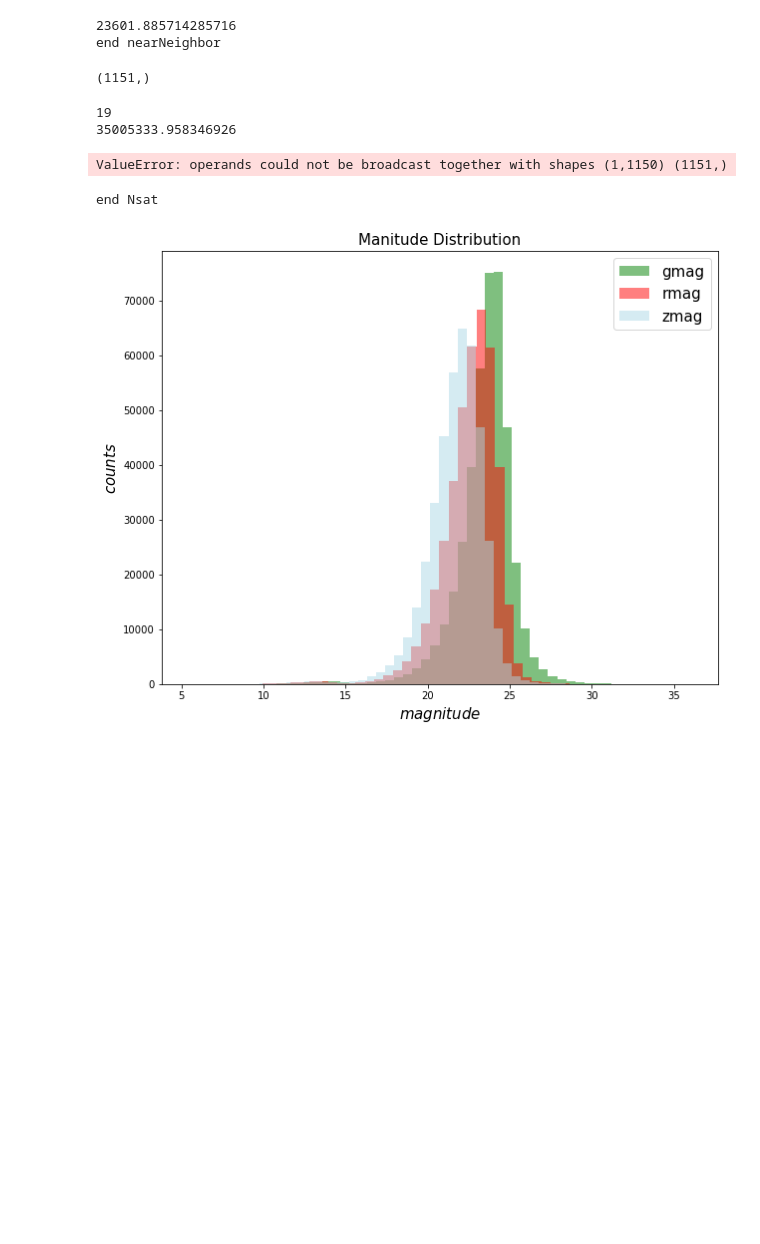
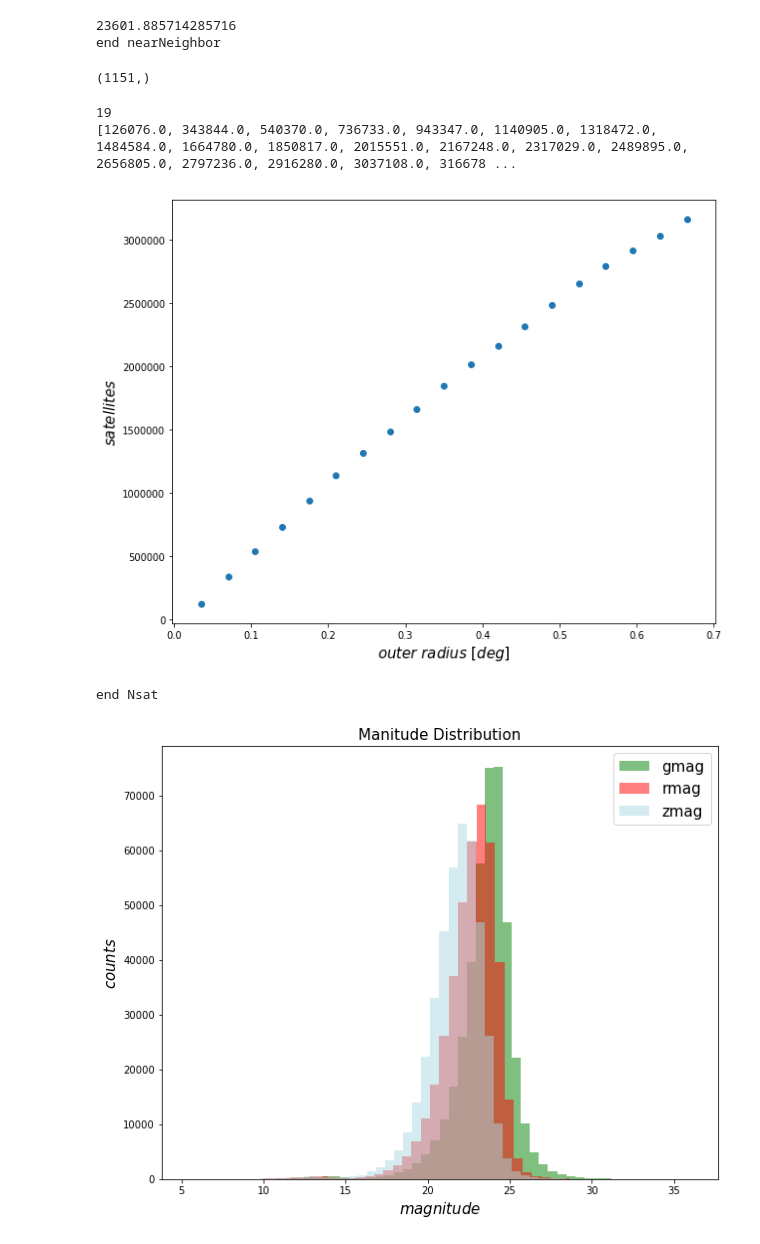
Before and after one commit to metownsend/lrg-project, a Jupyter notebook: statSub_modules.ipynb, the cells around one changed output. Cells and saved outputs as stored; diff of their text form; code cells hidden in the pictures; blank space fills up the shorter version.

```diff
--- a/statSub_modules.ipynb
+++ b/statSub_modules.ipynb
@@ -23,15 +23,15 @@ from astropy import stats
 # %%
 # Reads in data files for use in readData.py
 
-hdulist = fits.open('/Users/mtownsend/anaconda/Data/survey-dr5-specObj-dr14.fits') # this matches SDSS LRGs to DECaLS;
+# hdulist = fits.open('/Users/mtownsend/anaconda/Data/survey-dr5-specObj-dr14.fits') # this matches SDSS LRGs to DECaLS;
                                                                  # ONLY GIVES SOURCES THAT ARE IN SDSS AND DECALS
-hdulist2 = fits.open('/Users/mtownsend/anaconda/Data/specObj-dr14.fits') # this is SDSS redshifts etc for LRGs
-hdulist3 = fits.open('/Users/mtownsend/anaconda/Data/sweep-240p005-250p010.fits') # this is one sweep file of the DECaLS data
+# hdulist2 = fits.open('/Users/mtownsend/anaconda/Data/specObj-dr14.fits') # this is SDSS redshifts etc for LRGs
+# hdulist3 = fits.open('/Users/mtownsend/anaconda/Data/sweep-240p005-250p010.fits') # this is one sweep file of the DECaLS data
 
-# hdulist = fits.open('/Users/mindy/Research/Data/lrgProjectData/survey-dr5-specObj-dr14.fits') # this matches SDSS LRGs to DECaLS;
+hdulist = fits.open('/Users/mindy/Research/Data/lrgProjectData/survey-dr5-specObj-dr14.fits') # this matches SDSS LRGs to DECaLS;
 #                                                                  # ONLY GIVES SOURCES THAT ARE IN SDSS AND DECALS
-# hdulist2 = fits.open('/Users/mindy/Research/Data/lrgProjectData/specObj-dr14.fits') # this is SDSS redshifts etc for LRGs
-# hdulist3 = fits.open('/Users/mindy/Research/Data/lrgProjectData/sweep-240p005-250p010.fits') # this is one sweep file of the DECaLS data
+hdulist2 = fits.open('/Users/mindy/Research/Data/lrgProjectData/specObj-dr14.fits') # this is SDSS redshifts etc for LRGs
+hdulist3 = fits.open('/Users/mindy/Research/Data/lrgProjectData/sweep-240p005-250p010.fits') # this is one sweep file of the DECaLS data
 
 
 SpecObj_data = hdulist[1].data
@@ -88,7 +88,7 @@ end nearNeighbor
 
 # print("end interlopers")
 # %%
-radius_outer = 0.4
+radius_outer = 0.7
 # radius_outer_kpc = 7000.
 
 # # Converts outer radius from kpc to degree
@@ -137,37 +137,51 @@ for i in range(len(b)):
 
 # print(inner_radius)
 # %%
-print(len(sigma))
+# print(len(sigma))
 
-sigma_LRG = []
-for i in range(len(sigma)):
-    sigma_LRG.append(np.sum(sigma[i]))
+# sigma_LRG = []
+# for i in range(len(sigma)):
+#     sigma_LRG.append(np.sum(sigma[i]))
 
-print(sigma_LRG[0])
+# print(sigma_LRG[0])
 
-sigma_cut = sigma_LRG[np.where(z_LRG >= 0.1) & (z_LRG < 0.2)]
-outer_cut = outer_radius[np.where(z_LRG >= 0.1) & (z_LRG < 0.2)]
+# sigma_cut = sigma_LRG[np.where(z_LRG >= 0.1) & (z_LRG < 0.2)]
+# outer_cut = outer_radius[np.where(z_LRG >= 0.1) & (z_LRG < 0.2)]
 # error_cut = error[np.where(z_LRG >= 0.1) & (z_LRG < 0.2)]
 
 # plt.rcParams["figure.figsize"] = [10, 8]
 # plt.scatter(outer_cut, sigma_cut)
 # # plt.errorbar(outer_cut, sigma_cut, yerr = error_cut, fmt='o', ecolor='red')
 # plt.xlabel(r'$outer$ $radius$ $[deg]$', fontsize=15)
 # plt.ylabel(r'$Sum$ $of$ $of$ $Surface$ $Densities$', fontsize=15)
 # plt.show()
 
 # print(sum_sigma_kpc10)
 # print(np.sum(sd))
 
 # surfdens = sd * 6.169**2. # kpc_DA for z ~ 0.5 (median redshift)
 # print(np.sum(surfdens))
 
 # print(len(error))
 # print(error)
+
+bkg_cut = []
+for i in range(len(bkg)):
+    bkg_cut.append(np.sum(bkg[i]))
+
+print(len(bkg_cut))
+print(bkg_cut)
+
+plt.rcParams["figure.figsize"] = [10, 8]
+plt.scatter(outer_radius, bkg_cut)
+# plt.errorbar(outer_cut, sigma_cut, yerr = error_cut, fmt='o', ecolor='red')
+plt.xlabel(r'$outer$ $radius$ $[deg]$', fontsize=15)
+plt.ylabel(r'$satellites$', fontsize=15)
+plt.show()
 # %% [output]
 19
-35005333.958346926
+[126076.0, 343844.0, 540370.0, 736733.0, 943347.0, 1140905.0, 1318472.0, 1484584.0, 1664780.0, 1850817.0, 2015551.0, 2167248.0, 2317029.0, 2489895.0, 2656805.0, 2797236.0, 2916280.0, 3037108.0, 316678 ...
-ValueError: operands could not be broadcast together with shapes (1,1150) (1151,)
+[figure, added]
 # %%
 Nsat = np.array(near) - np.array(Nbkg)
 print("end Nsat")
```
Also changed, not shown: 1 other file.
